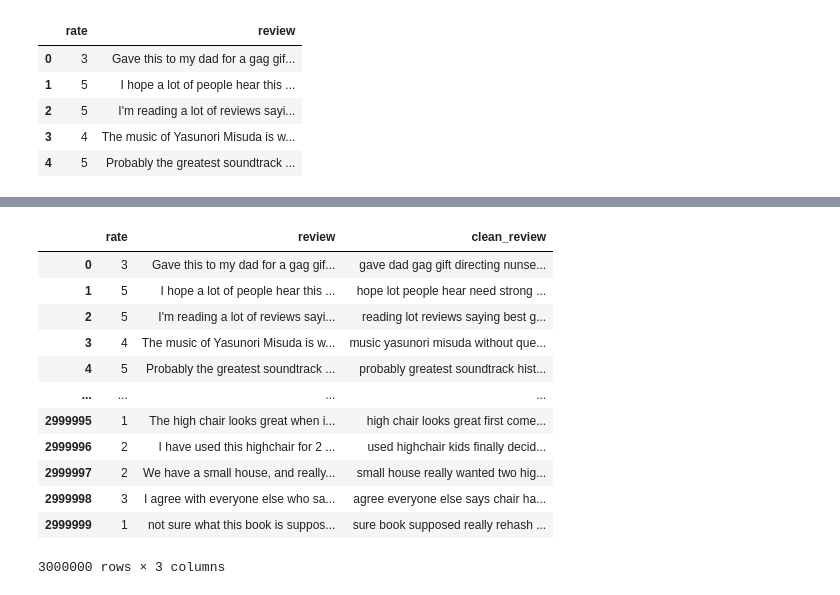
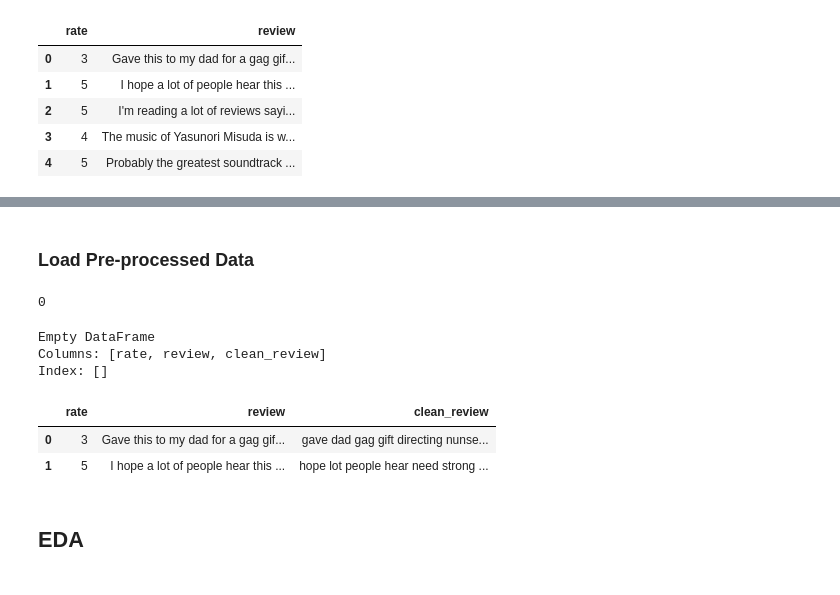
Before and after one commit to NegarTajziyehchi/Data_Science_Projects, a Jupyter notebook: NLP_Amazon_Review/Amazon_Review.ipynb, the cells around one changed output, grey strips where cells are left out. Saved outputs shown, nothing was run; the diff lists cells and outputs as text; code cells hidden in the pictures.

```diff
--- a/NLP_Amazon_Review/Amazon_Review.ipynb
+++ b/NLP_Amazon_Review/Amazon_Review.ipynb
@@ -243,0 +276,5 @@ test_df.to_csv('test_data.csv', index=False)
+# %% [markdown]
+### Load Pre-processed Data
+# %%
+train_df = pd.read_csv('clean_train_data.csv')
+test_df = pd.read_csv('clean_test_data.csv')
@@ -244,16 +283,29 @@ test_df.to_csv('test_data.csv', index=False)
+# %%
+train_df['clean_review'].isnull().sum()
+# %% [output]
+0
+# %%
+# Remove rows with null values in a specific column, e.g., 'clean_review'
+train_df = train_df.dropna(subset=['clean_review'])
+
+# After removal, you might want to reset the index of the DataFrame
+train_df.reset_index(drop=True, inplace=True)
+# %%
+# Get rows with null values in a specific column, e.g., 'clean_review'
+null_rows = train_df[train_df['clean_review'].isnull()]
+
+# Alternatively, you can use 'isna()'
+# null_rows = train_df[train_df['clean_review'].isna()]
+
+# Display the rows with null values
+print(null_rows)
+# %% [output]
+Empty DataFrame
+Columns: [rate, review, clean_review]
+Index: []
 # %%
-train_df
+train_df[:2]
 # %% [output]
 |  | rate | review | clean_review |
 | 0 | 3 | Gave this to my dad for a gag gif... | gave dad gag gift directing nunse... |
 | 1 | 5 | I hope a lot of people hear this ... | hope lot people hear need strong ... |
-| 2 | 5 | I'm reading a lot of reviews sayi... | reading lot reviews saying best g... |
-| 3 | 4 | The music of Yasunori Misuda is w... | music yasunori misuda without que... |
-| 4 | 5 | Probably the greatest soundtrack ... | probably greatest soundtrack hist... |
-| ... | ... | ... | ... |
-| 2999995 | 1 | The high chair looks great when i... | high chair looks great first come... |
-| 2999996 | 2 | I have used this highchair for 2 ... | used highchair kids finally decid... |
-| 2999997 | 2 | We have a small house, and really... | small house really wanted two hig... |
-| 2999998 | 3 | I agree with everyone else who sa... | agree everyone else says chair ha... |
-| 2999999 | 1 | not sure what this book is suppos... | sure book supposed really rehash ... |
-3000000 rows × 3 columns
@@ -259,0 +326,2 @@ train_df
+# %% [markdown]
+## EDA
```
Also changed, not shown: parts of 35 cells of this notebook.
